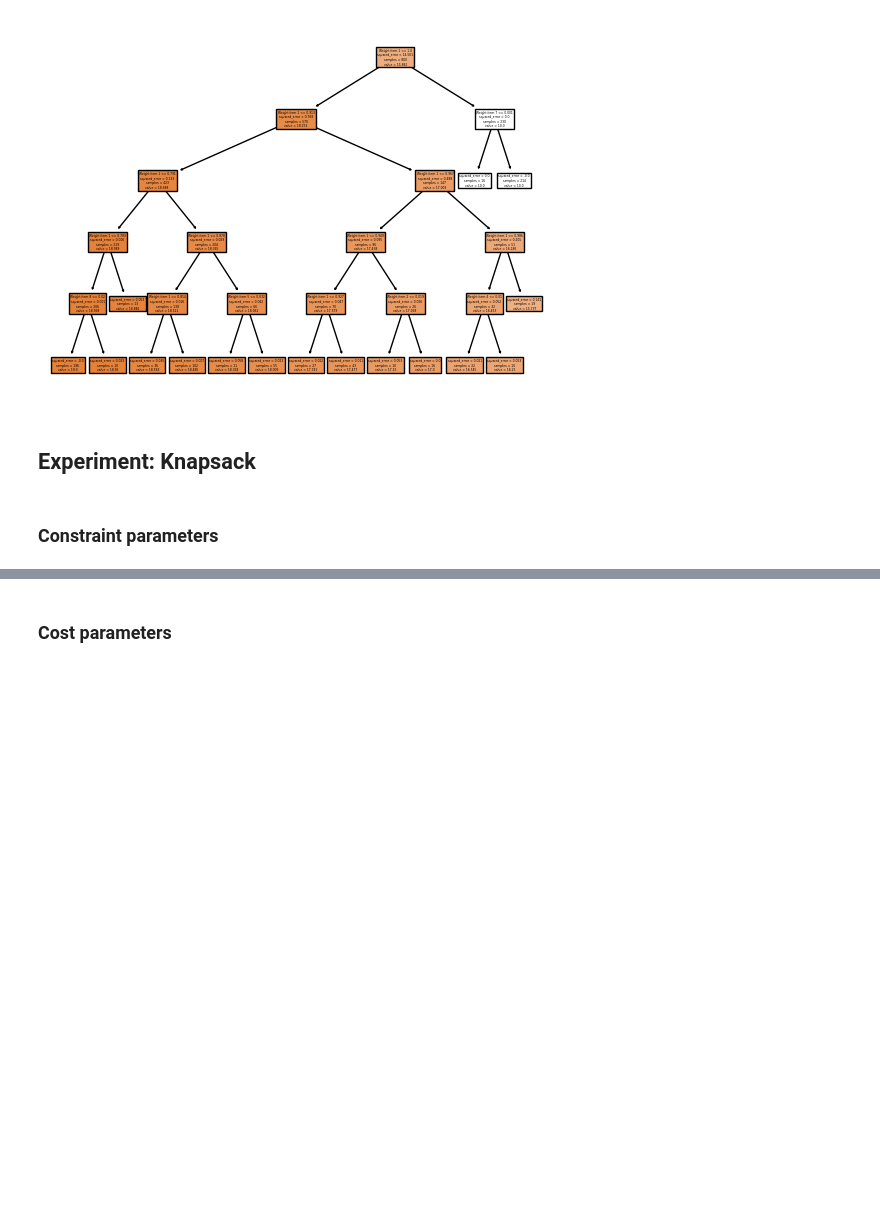
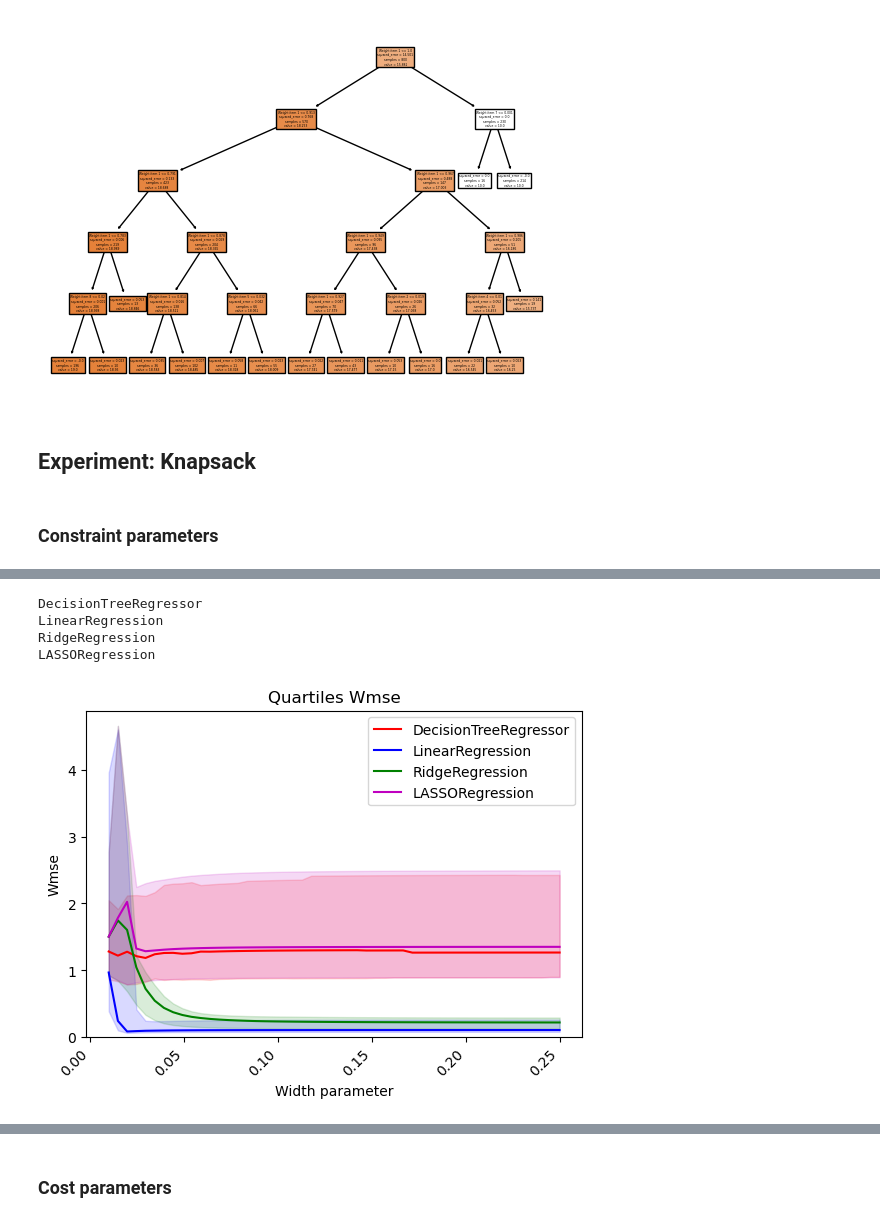
Before and after one commit to daanotto/CLEMO, a Jupyter notebook: Explainable_DM_Setup.ipynb, the cells around one changed output, grey strips where cells are left out. Drawn from its saved outputs; the diff is of its cells as text; code cells hidden in the pictures; blank space fills up the shorter version.

```diff
--- a/Explainable_DM_Setup.ipynb
+++ b/Explainable_DM_Setup.ipynb
@@ -486,0 +556,11 @@ display(df_ovrvw)
+# %%
+# Lineplots + confidence intervals
+df_sub = df[df['Hyperparameters'].isin([str({'max_depth': 5, 'min_samples_leaf': 50}), str({'alpha': 0.01}), str({})])]
+df_sub_ovrvw = df_sub.groupby(['Weight width nr', 'Model type', 'Hyperparameters']).agg({'Wmse': [('Q1', lambda x: np.quantile(x, 0.25)),
+                                                                                               ('Q2', lambda x: np.quantile(x, 0.5)),
+                                                                                               ('Q3', lambda x: np.quantile(x, 0.75))],
+                                                                                        'mse': [('Q1', lambda x: np.quantile(x, 0.25)),
+                                                                                               ('Q2', lambda x: np.quantile(x, 0.5)),
+                                                                                               ('Q3', lambda x: np.quantile(x, 0.75))]})
+df_sub_ovrvw = df_sub_ovrvw.reset_index()
+display(df_sub_ovrvw)
@@ -486,0 +582,25 @@ display(df_ovrvw)
+# %%
+fig, ax = plt.subplots()
+colors = ['r', 'b', 'g', 'm']
+cnt = 0
+
+for mod_tp in pos_mdls_dict.keys():
+    print(mod_tp)
+    df_sub_ovrvw_mdl = df_sub_ovrvw[df_sub_ovrvw['Model type'] == mod_tp]
+    x = df_sub_ovrvw_mdl['Weight width nr']
+    ax.plot(x, df_sub_ovrvw_mdl[('Wmse', 'Q2')], color = colors[cnt], label = mod_tp)
+    ax.fill_between(
+        x, df_sub_ovrvw_mdl[('Wmse', 'Q1')], df_sub_ovrvw_mdl[('Wmse', 'Q3')], color=colors[cnt], alpha=.15)
+    cnt = cnt +1
+ax.set_ylim(ymin=0)
+ax.set_title('Quartiles Wmse')
+plt.legend()
+plt.xlabel("Width parameter")
+plt.ylabel("Wmse")
+fig.autofmt_xdate(rotation=45)
+# %% [output]
+DecisionTreeRegressor
+LinearRegression
+RidgeRegression
+LASSORegression
+[figure, added]
```
Also changed, not shown: parts of 21 cells of this notebook.
